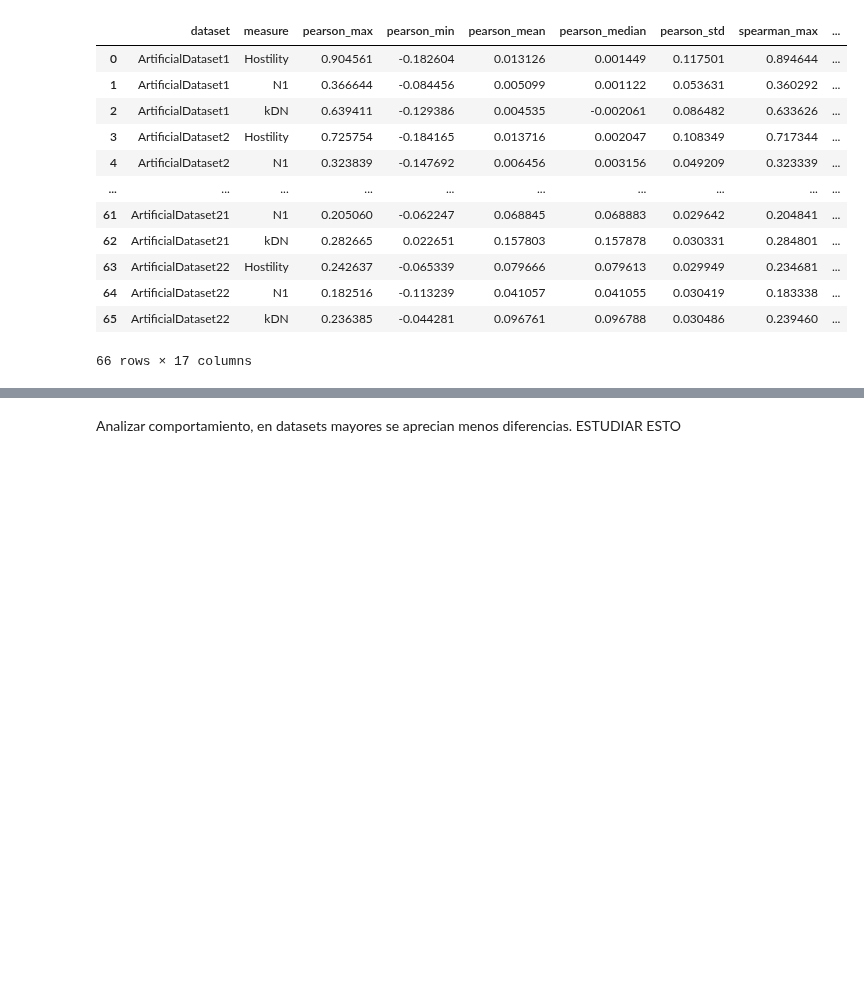
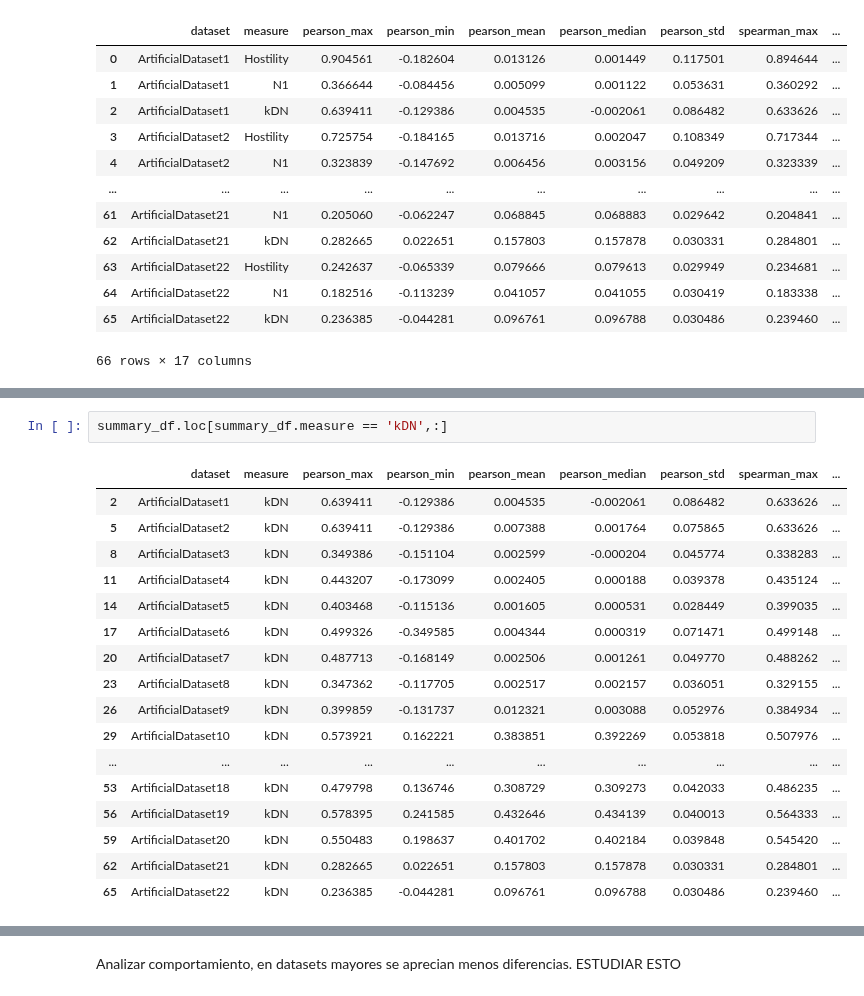
Before and after one commit to carmenlancho/FeatureSelection_Complexity, a Jupyter notebook: Notebooks/UnivariateInstanceComplexity_Analysis.ipynb, the cells around one changed output, grey strips where cells are left out. Drawn from its saved outputs; the diff is of its cells as text; blank space fills up the shorter version.

```diff
--- a/Notebooks/UnivariateInstanceComplexity_Analysis.ipynb
+++ b/Notebooks/UnivariateInstanceComplexity_Analysis.ipynb
@@ -91,0 +112,20 @@ ArtificialDataset22
+# %%
+summary_df.loc[summary_df.measure == 'kDN',:]
+# %% [output]
+|  | dataset | measure | pearson_max | pearson_min | pearson_mean | pearson_median | pearson_std | spearman_max | ... |
+| 2 | ArtificialDataset1 | kDN | 0.639411 | -0.129386 | 0.004535 | -0.002061 | 0.086482 | 0.633626 | ... |
+| 5 | ArtificialDataset2 | kDN | 0.639411 | -0.129386 | 0.007388 | 0.001764 | 0.075865 | 0.633626 | ... |
+| 8 | ArtificialDataset3 | kDN | 0.349386 | -0.151104 | 0.002599 | -0.000204 | 0.045774 | 0.338283 | ... |
+| 11 | ArtificialDataset4 | kDN | 0.443207 | -0.173099 | 0.002405 | 0.000188 | 0.039378 | 0.435124 | ... |
+| 14 | ArtificialDataset5 | kDN | 0.403468 | -0.115136 | 0.001605 | 0.000531 | 0.028449 | 0.399035 | ... |
+| 17 | ArtificialDataset6 | kDN | 0.499326 | -0.349585 | 0.004344 | 0.000319 | 0.071471 | 0.499148 | ... |
+| 20 | ArtificialDataset7 | kDN | 0.487713 | -0.168149 | 0.002506 | 0.001261 | 0.049770 | 0.488262 | ... |
+| 23 | ArtificialDataset8 | kDN | 0.347362 | -0.117705 | 0.002517 | 0.002157 | 0.036051 | 0.329155 | ... |
+| 26 | ArtificialDataset9 | kDN | 0.399859 | -0.131737 | 0.012321 | 0.003088 | 0.052976 | 0.384934 | ... |
+| 29 | ArtificialDataset10 | kDN | 0.573921 | 0.162221 | 0.383851 | 0.392269 | 0.053818 | 0.507976 | ... |
+| ... | ... | ... | ... | ... | ... | ... | ... | ... | ... |
+| 53 | ArtificialDataset18 | kDN | 0.479798 | 0.136746 | 0.308729 | 0.309273 | 0.042033 | 0.486235 | ... |
+| 56 | ArtificialDataset19 | kDN | 0.578395 | 0.241585 | 0.432646 | 0.434139 | 0.040013 | 0.564333 | ... |
+| 59 | ArtificialDataset20 | kDN | 0.550483 | 0.198637 | 0.401702 | 0.402184 | 0.039848 | 0.545420 | ... |
+| 62 | ArtificialDataset21 | kDN | 0.282665 | 0.022651 | 0.157803 | 0.157878 | 0.030331 | 0.284801 | ... |
+| 65 | ArtificialDataset22 | kDN | 0.236385 | -0.044281 | 0.096761 | 0.096788 | 0.030486 | 0.239460 | ... |
```
Also changed, not shown: parts of 6 cells of this notebook.
